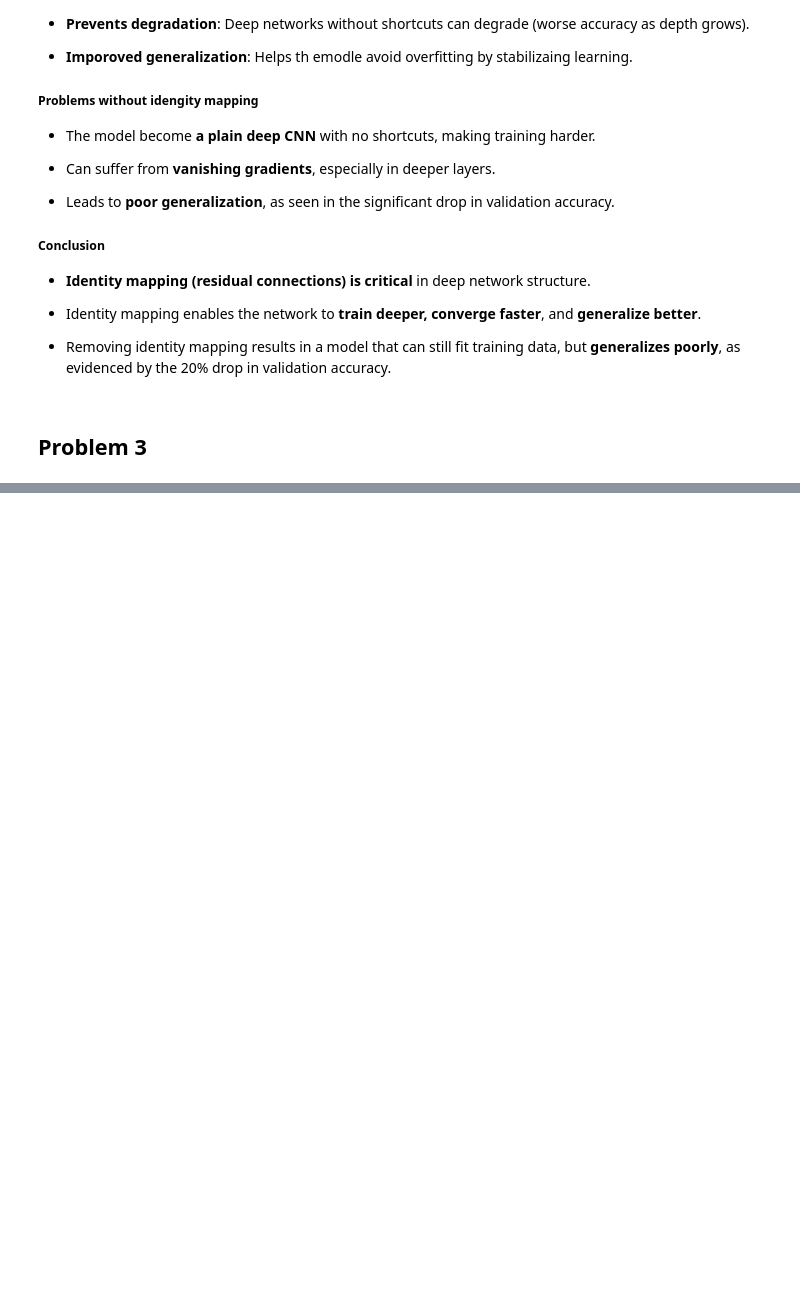
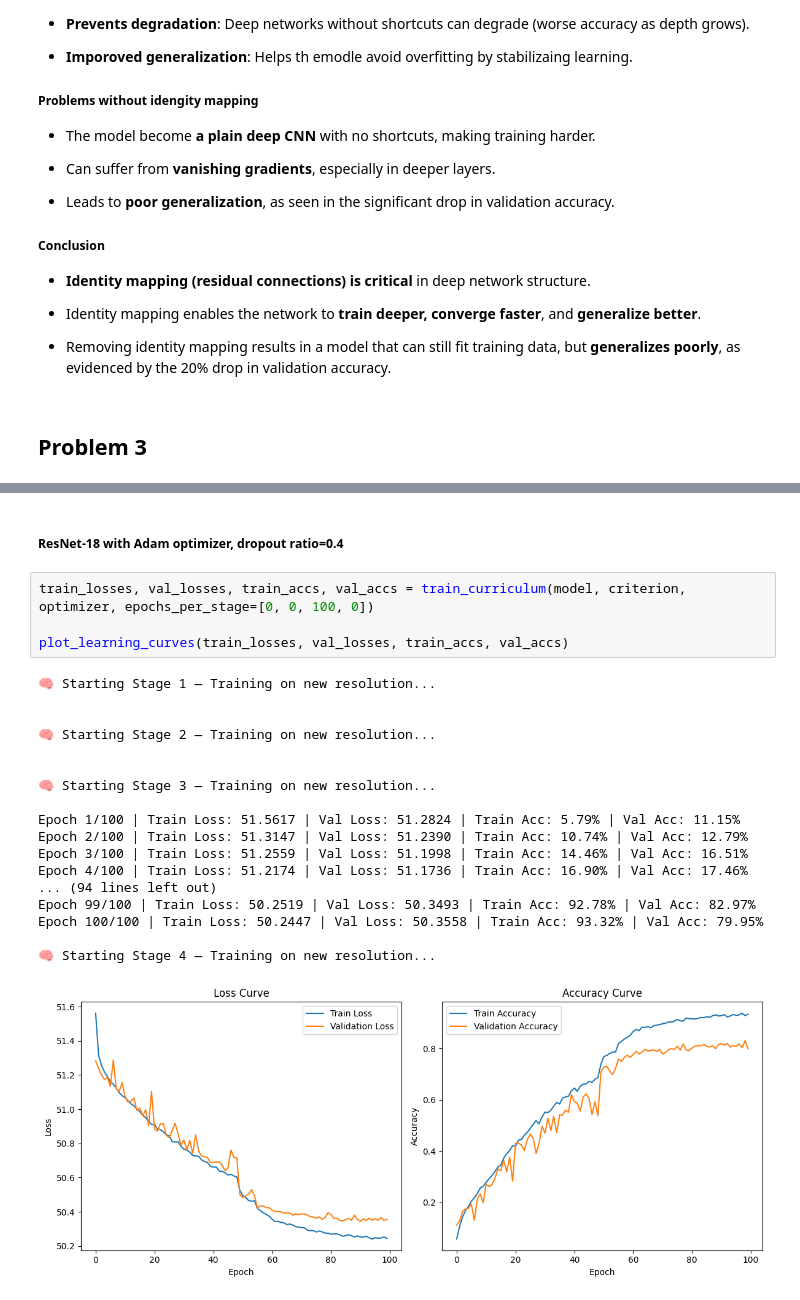
Before and after one commit to wilbur1240/dl-2025-spring, a Jupyter notebook: DL_HW1/hw1_110511177.ipynb, the cells around one changed output, grey strips where cells are left out. Cells and saved outputs as stored; diff of their text form; blank space fills up the shorter version.

```diff
--- a/DL_HW1/hw1_110511177.ipynb
+++ b/DL_HW1/hw1_110511177.ipynb
@@ -1597,0 +1737,25 @@ Epoch 100/100 | Train Loss: 0.0020 | Val Loss: 1.5139 | Train Acc: 99.98% | Val
+# %% [markdown]
+##### ResNet-18 with Adam optimizer, dropout ratio=0.4
+# %%
+train_losses, val_losses, train_accs, val_accs = train_curriculum(model, criterion, optimizer, epochs_per_stage=[0, 0, 100, 0])
+
+plot_learning_curves(train_losses, val_losses, train_accs, val_accs)
+# %% [output]
+🧠 Starting Stage 1 — Training on new resolution...
+
+
+🧠 Starting Stage 2 — Training on new resolution...
+
+
+🧠 Starting Stage 3 — Training on new resolution...
+
+Epoch 1/100 | Train Loss: 51.5617 | Val Loss: 51.2824 | Train Acc: 5.79% | Val Acc: 11.15%
+Epoch 2/100 | Train Loss: 51.3147 | Val Loss: 51.2390 | Train Acc: 10.74% | Val Acc: 12.79%
+Epoch 3/100 | Train Loss: 51.2559 | Val Loss: 51.1998 | Train Acc: 14.46% | Val Acc: 16.51%
+Epoch 4/100 | Train Loss: 51.2174 | Val Loss: 51.1736 | Train Acc: 16.90% | Val Acc: 17.46%
+... (94 lines left out)
+Epoch 99/100 | Train Loss: 50.2519 | Val Loss: 50.3493 | Train Acc: 92.78% | Val Acc: 82.97%
+Epoch 100/100 | Train Loss: 50.2447 | Val Loss: 50.3558 | Train Acc: 93.32% | Val Acc: 79.95%
+
+🧠 Starting Stage 4 — Training on new resolution...
+[figure, added]
```
Also changed, not shown: parts of 40 cells of this notebook.
